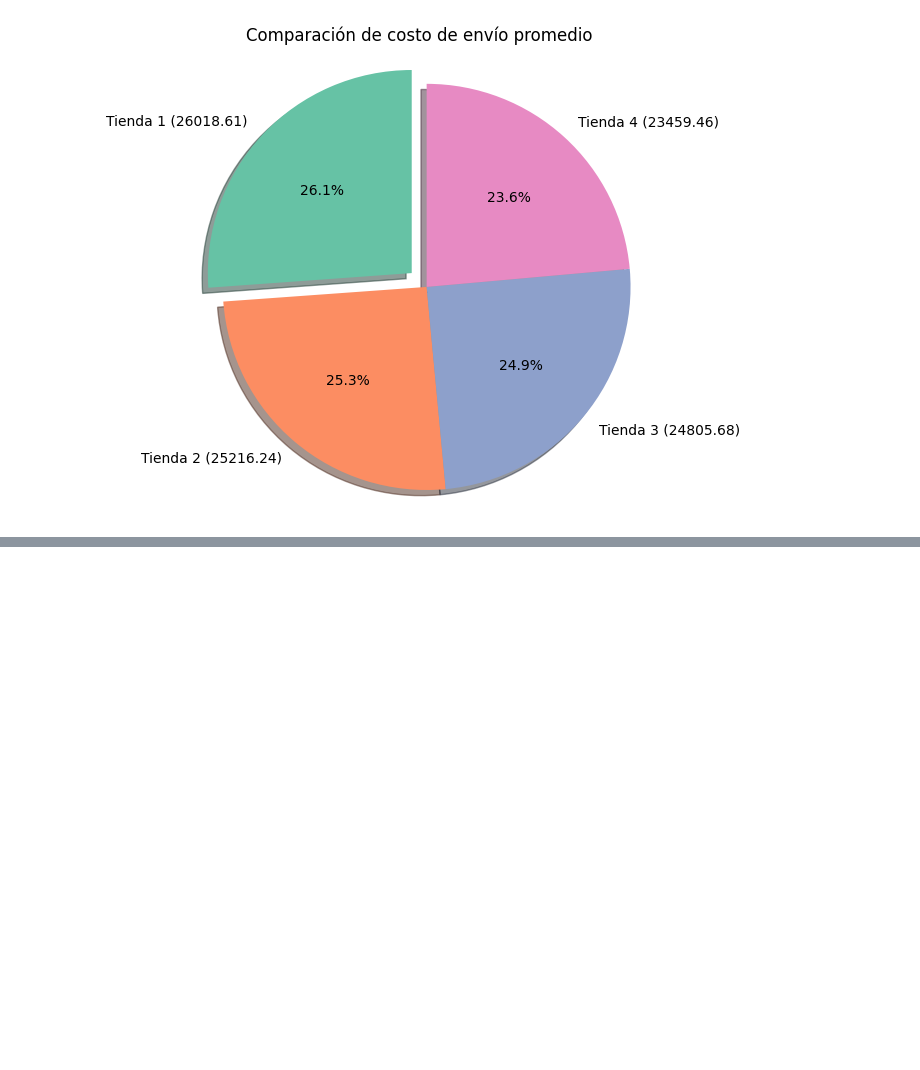
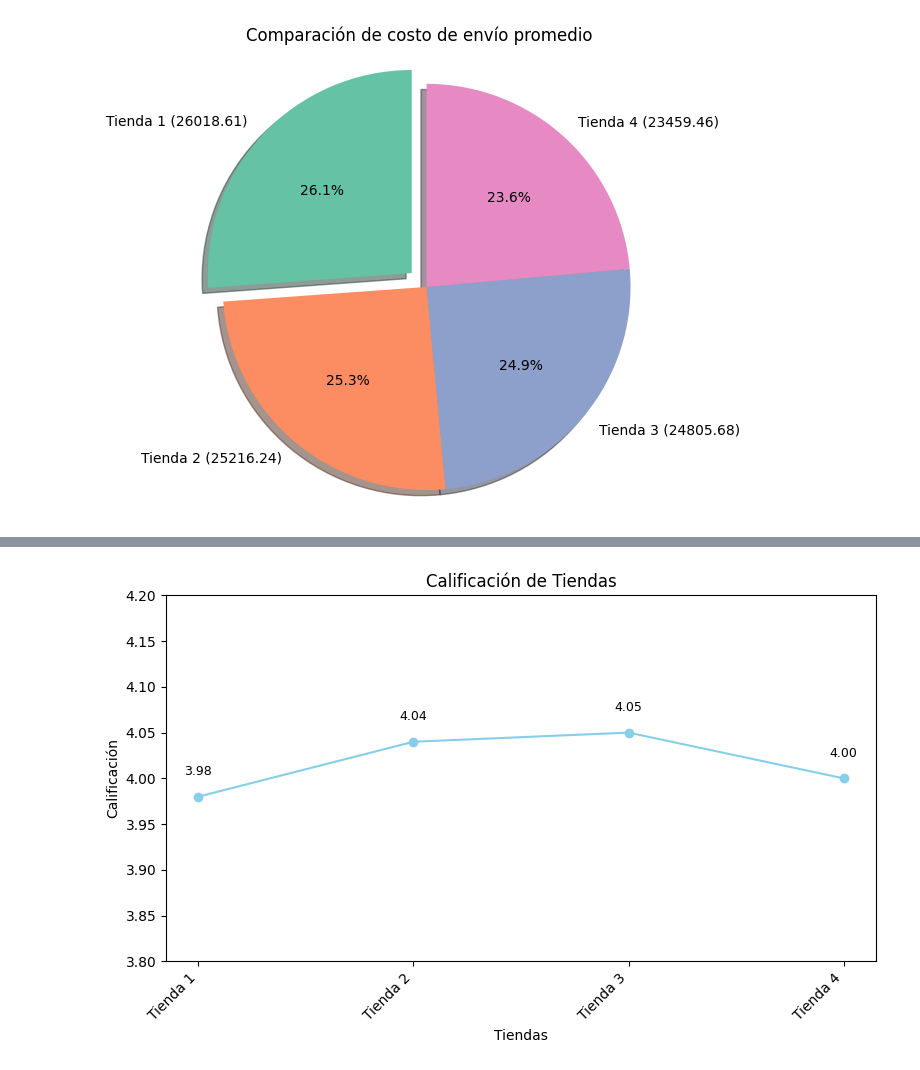
Before and after one commit to marco-paredes/analisis-store, a Jupyter notebook: AluraStoreLatam.ipynb, the cells around one changed output, grey strips where cells are left out. Cells and saved outputs as stored; diff of their text form; code cells hidden in the pictures; blank space fills up the shorter version.

```diff
--- a/AluraStoreLatam.ipynb
+++ b/AluraStoreLatam.ipynb
@@ -377,2 +385,39 @@ plt.show()
+# %%
+#Promedio de calificación TIENDA 1: 3.98
+#Promedio de calificación TIENDA 2: 4.04
+#Promedio de calificación TIENDA 3: 4.05
+#Promedio de calificación TIENDA 4: 4.0
+
+calificacion = [3.98, 4.04, 4.05, 4.0]
+tiendas      = ['Tienda 1', 'Tienda 2', 'Tienda 3', 'Tienda 4']
+
+plt.figure(figsize=(8,5))
+plt.plot(
+    tiendas,
+    calificacion,
+    marker='o',
+    linestyle='-',
+    color='skyblue'
+)
+
+for x, y in zip(tiendas, calificacion):
+    plt.text(
+        x,
+        y + 0.02,
+        f'{y:.2f}',
+        ha='center',
+        va='bottom',
+        fontsize=9
+    )
+
+plt.title('Calificación de Tiendas')
+plt.xlabel('Tiendas')
+plt.ylabel('Calificación')
+plt.ylim(3.8, 4.2)
+plt.xticks(rotation=45, ha='right')
+plt.tight_layout()
+plt.show()
+# %% [output]
+[figure, added]
 # %% [markdown]
 INFORME FINAL \
```
Also changed, not shown: parts of 5 cells of this notebook.
